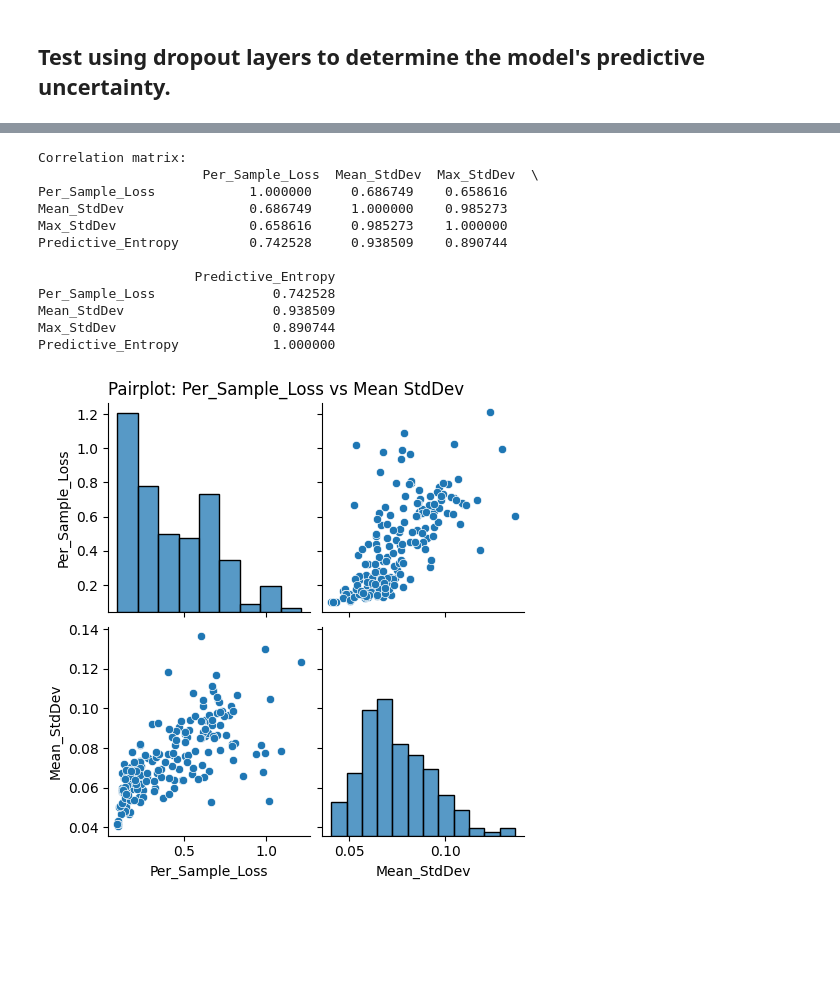
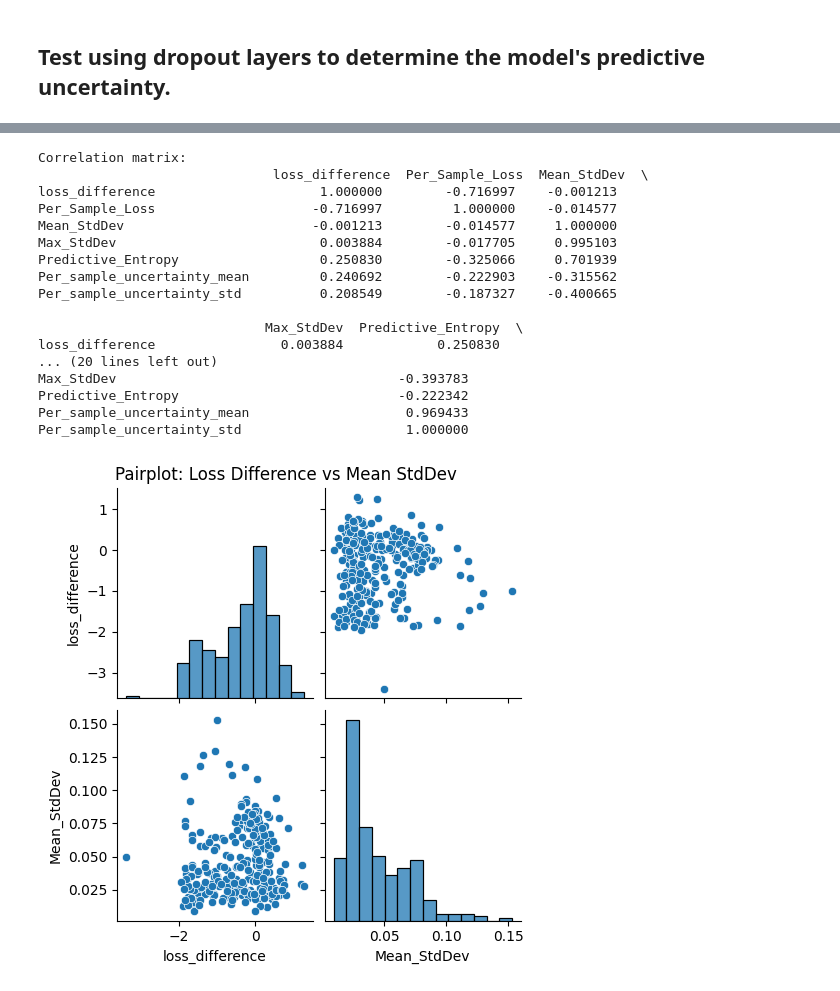
Before and after one commit to DuncanCSt/forecast_research, a Jupyter notebook: finance/lstm_trials.ipynb, the cells around one changed output, grey strips where cells are left out. Drawn from its saved outputs; the diff is of its cells as text; code cells hidden in the pictures; blank space fills up the shorter version.

```diff
--- a/finance/lstm_trials.ipynb
+++ b/finance/lstm_trials.ipynb
@@ -605,23 +616,12 @@ def mc_dropout_predictions(model, X, Y_true=None, num_samples=100):
     return df
 # %%
 lookback = 10
-forecast_horizon = 1
-X_train, Y_train, X_val, Y_val, X_test, Y_test = compute_train_val_test_splits(data, lookback, forecast_horizon)
+forecast_horizon = 5
 
-model = Sequential([layers.Input(X_train.shape[1::]),
-        layers.LSTM(64),
-        layers.Dense(32, activation='relu'),
-        layers.Dropout(0.3),
-        layers.Dense(32, activation='relu'),
-        layers.Dropout(0.3),
-        layers.Dense(3, activation='softmax')])
+model.fit(X_train, Y_train[:, forecast_horizon, :], epochs=50, verbose=0)
 
-model.compile(
-    loss='categorical_crossentropy',
-    optimizer='adam',
-    metrics=[CategoricalAccuracy(name='accuracy'), CategoricalCrossentropy(name='cross_entropy')]
-)
-
-model.fit(X_train, Y_train, epochs=10, validation_data=(X_val, Y_val), verbose=0)
-
-uncertainty_df = mc_dropout_predictions(model, X_test, Y_test, num_samples=100)
+uncertainty_df = mc_dropout_predictions(model, X_test, Y_test[:, forecast_horizon, :], num_samples=100)
+# %%
+uncertainty_df['hmm_loss'] = hmm_state_losses[:, forecast_horizon]
+uncertainty_df['loss_difference'] = uncertainty_df['hmm_loss'] - uncertainty_df['Per_Sample_Loss']
+uncertainty_df.head()
@@ -628,36 +635,43 @@ uncertainty_df = mc_dropout_predictions(model, X_test, Y_test, num_samples=100)
 # %%
 import seaborn as sns
 
 import matplotlib.pyplot as plt
 
 # Check correlation between Per_Sample_Loss, Mean_StdDev, and Max_StdDev
-corr = uncertainty_df[['Per_Sample_Loss', 'Mean_StdDev', 'Max_StdDev', 'Predictive_Entropy' ]].corr()
+corr = uncertainty_df[['loss_difference', 'Per_Sample_Loss', 'Mean_StdDev', 'Max_StdDev', 'Predictive_Entropy', 'Per_sample_uncertainty_mean', 'Per_sample_uncertainty_std']].corr()
 print("Correlation matrix:\n", corr)
 
 # Pairplot for visual inspection
-sns.pairplot(uncertainty_df[['Per_Sample_Loss', 'Mean_StdDev']])
-plt.suptitle("Pairplot: Per_Sample_Loss vs Mean StdDev", y=1.02)
+sns.pairplot(uncertainty_df[['loss_difference', 'Mean_StdDev']])
+plt.suptitle("Pairplot: Loss Difference vs Mean StdDev", y=1.02)
 
 # Pairplot for visual inspection
-sns.pairplot(uncertainty_df[['Per_Sample_Loss', 'Max_StdDev']])
-plt.suptitle("Pairplot: Per_Sample_Loss vs Max StdDev", y=1.02)
+sns.pairplot(uncertainty_df[['loss_difference', 'Max_StdDev']])
+plt.suptitle("Pairplot: Loss Difference vs Max StdDev", y=1.02)
+# Pairplot for visual inspection
+sns.pairplot(uncertainty_df[['loss_difference', 'Predictive_Entropy']])
+plt.suptitle("Pairplot: Loss Difference vs Predictive Entropy", y=1.02)
 
-# Pairplot for visual inspection
-sns.pairplot(uncertainty_df[['Per_Sample_Loss', 'Predictive_Entropy']])
-plt.suptitle("Pairplot: Per_Sample_Loss vs Predictive Entropy", y=1.02)
+sns.pairplot(uncertainty_df[['loss_difference', 'Per_sample_uncertainty_mean']])
+plt.suptitle("Pairplot: Loss Difference vs Per Sample Uncertainty Mean", y=1.02)
 
 plt.show()
 # %% [output]
 Correlation matrix:
-                     Per_Sample_Loss  Mean_StdDev  Max_StdDev  \
-Per_Sample_Loss            1.000000     0.686749    0.658616
-Mean_StdDev                0.686749     1.000000    0.985273
-Max_StdDev                 0.658616     0.985273    1.000000
-Predictive_Entropy         0.742528     0.938509    0.890744
+                              loss_difference  Per_Sample_Loss  Mean_StdDev  \
+loss_difference                     1.000000        -0.716997    -0.001213
+Per_Sample_Loss                    -0.716997         1.000000    -0.014577
+Mean_StdDev                        -0.001213        -0.014577     1.000000
+Max_StdDev                          0.003884        -0.017705     0.995103
+Predictive_Entropy                  0.250830        -0.325066     0.701939
+Per_sample_uncertainty_mean         0.240692        -0.222903    -0.315562
+Per_sample_uncertainty_std          0.208549        -0.187327    -0.400665
 
-                    Predictive_Entropy
-Per_Sample_Loss               0.742528
-Mean_StdDev                   0.938509
-Max_StdDev                    0.890744
-Predictive_Entropy            1.000000
+                             Max_StdDev  Predictive_Entropy  \
+loss_difference                0.003884            0.250830
+... (20 lines left out)
+Max_StdDev                                    -0.393783
+Predictive_Entropy                            -0.222342
+Per_sample_uncertainty_mean                    0.969433
+Per_sample_uncertainty_std                     1.000000
-[figure, old version]
+[figure, new version]
```
Also changed, not shown: parts of 37 cells of this notebook, 4 other files.
